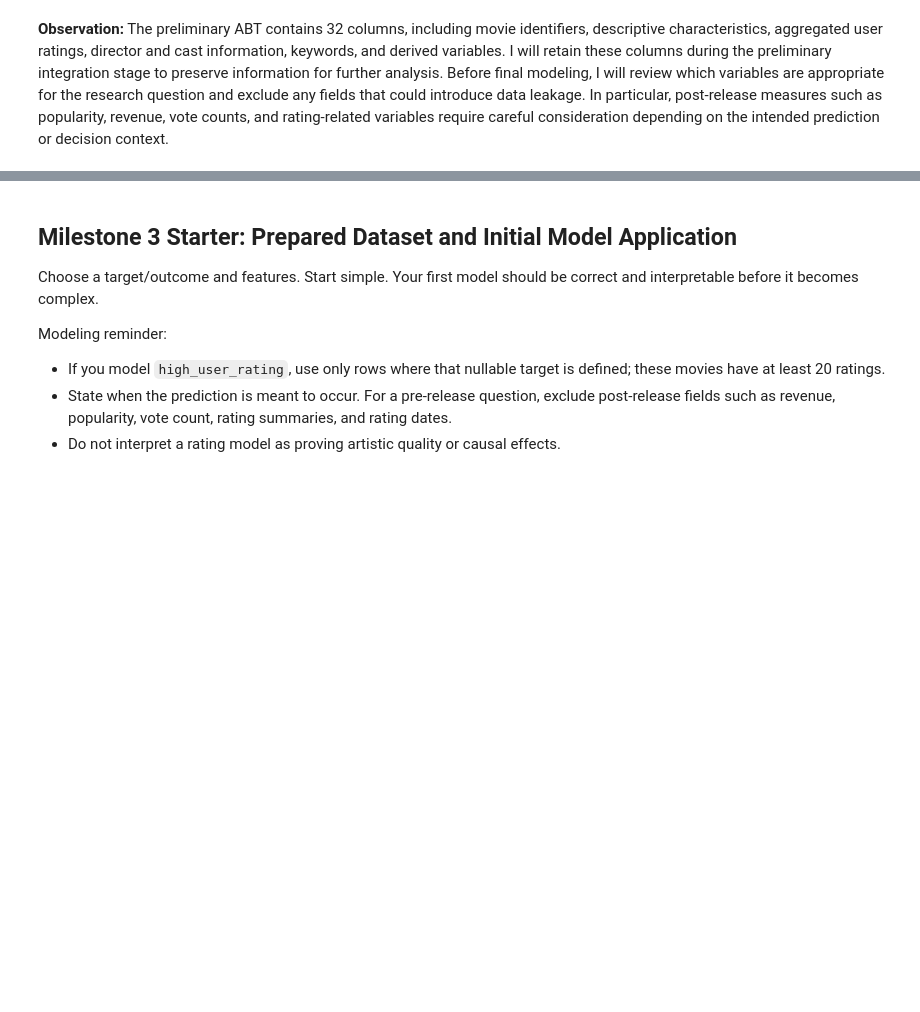
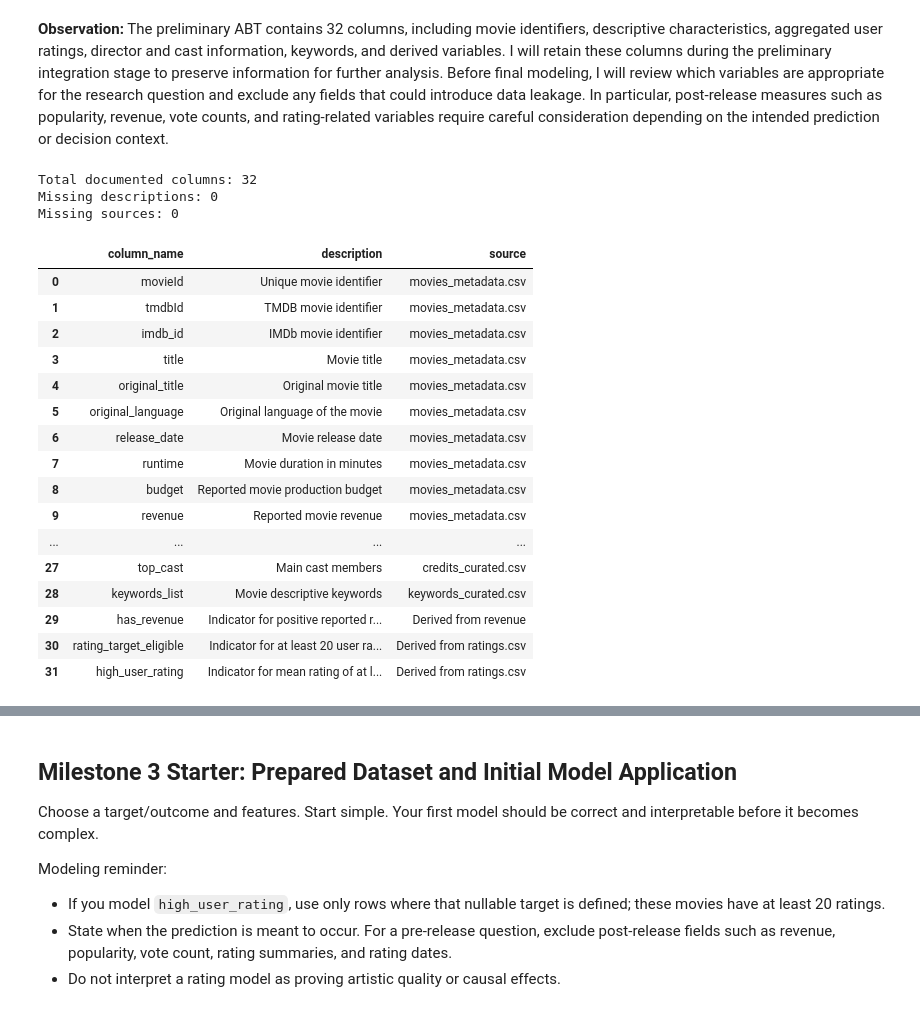
Before and after one commit to kalshaikhli/ban6003-movies-project-Karrar, a Jupyter notebook: notebooks/movies_project_starter.ipynb, the cells around one changed output, grey strips where cells are left out. Saved outputs shown, nothing was run; the diff lists cells and outputs as text; code cells hidden in the pictures; blank space fills up the shorter version.

```diff
--- a/notebooks/movies_project_starter.ipynb
+++ b/notebooks/movies_project_starter.ipynb
@@ -1060,3 +1060,75 @@ Total ABT columns: 32
 32. high_user_rating
 # %% [markdown]
 **Observation:** The preliminary ABT contains 32 columns, including movie identifiers, descriptive characteristics, aggregated user ratings, director and cast information, keywords, and derived variables. I will retain these columns during the preliminary integration stage to preserve information for further analysis. Before final modeling, I will review which variables are appropriate for the research question and exclude any fields that could introduce data leakage. In particular, post-release measures such as popularity, revenue, vote counts, and rating-related variables require careful consideration depending on the intended prediction or decision context.
+# %%
+# Karrar note: Day 5 - Document ABT column descriptions and sources
+
+column_info = {
+    "movieId": ("Unique movie identifier", "movies_metadata.csv"),
+    "tmdbId": ("TMDB movie identifier", "movies_metadata.csv"),
+    "imdb_id": ("IMDb movie identifier", "movies_metadata.csv"),
+    "title": ("Movie title", "movies_metadata.csv"),
+    "original_title": ("Original movie title", "movies_metadata.csv"),
+    "original_language": ("Original language of the movie", "movies_metadata.csv"),
+    "release_date": ("Movie release date", "movies_metadata.csv"),
+    "runtime": ("Movie duration in minutes", "movies_metadata.csv"),
+    "budget": ("Reported movie production budget", "movies_metadata.csv"),
+    "revenue": ("Reported movie revenue", "movies_metadata.csv"),
+    "popularity": ("TMDB popularity measure", "movies_metadata.csv"),
+    "vote_average": ("TMDB average vote score", "movies_metadata.csv"),
+    "vote_count": ("Number of TMDB votes", "movies_metadata.csv"),
+    "genres": ("Original genre information", "movies_metadata.csv"),
+    "production_companies": ("Movie production companies", "movies_metadata.csv"),
+    "production_countries": ("Movie production countries", "movies_metadata.csv"),
+    "adult": ("Adult-content indicator", "movies_metadata.csv"),
+    "status": ("Movie release status", "movies_metadata.csv"),
+    "genres_list": ("Simplified list of movie genres", "movies_metadata.csv"),
+    "primary_genre": ("Primary movie genre", "movies_metadata.csv"),
+    "release_year": ("Year of movie release", "movies_metadata.csv"),
+    "user_rating_mean": ("Mean user rating for the movie", "ratings.csv"),
+    "user_rating_count": ("Number of user ratings", "ratings.csv"),
+    "user_rating_std": ("Standard deviation of user ratings", "ratings.csv"),
+    "first_rating_date": ("Earliest user rating date", "ratings.csv"),
+    "last_rating_date": ("Latest user rating date", "ratings.csv"),
+    "director": ("Movie director", "credits_curated.csv"),
+    "top_cast": ("Main cast members", "credits_curated.csv"),
+    "keywords_list": ("Movie descriptive keywords", "keywords_curated.csv"),
+    "has_revenue": ("Indicator for positive reported revenue", "Derived from revenue"),
+    "rating_target_eligible": ("Indicator for at least 20 user ratings", "Derived from ratings.csv"),
+    "high_user_rating": ("Indicator for mean rating of at least 3.75 among eligible movies", "Derived from ratings.csv")
+}
+
+data_dictionary["description"] = data_dictionary["column_name"].map(
+    lambda col: column_info[col][0]
+)
+
+data_dictionary["source"] = data_dictionary["column_name"].map(
+    lambda col: column_info[col][1]
+)
+
+print("Total documented columns:", len(data_dictionary))
+print("Missing descriptions:", data_dictionary["description"].isna().sum())
+print("Missing sources:", data_dictionary["source"].isna().sum())
+
+display(data_dictionary[["column_name", "description", "source"]])
+# %% [output]
+Total documented columns: 32
+Missing descriptions: 0
+Missing sources: 0
+|  | column_name | description | source |
+| 0 | movieId | Unique movie identifier | movies_metadata.csv |
+| 1 | tmdbId | TMDB movie identifier | movies_metadata.csv |
+| 2 | imdb_id | IMDb movie identifier | movies_metadata.csv |
+| 3 | title | Movie title | movies_metadata.csv |
+| 4 | original_title | Original movie title | movies_metadata.csv |
+| 5 | original_language | Original language of the movie | movies_metadata.csv |
+| 6 | release_date | Movie release date | movies_metadata.csv |
+| 7 | runtime | Movie duration in minutes | movies_metadata.csv |
+| 8 | budget | Reported movie production budget | movies_metadata.csv |
+| 9 | revenue | Reported movie revenue | movies_metadata.csv |
+| ... | ... | ... | ... |
+| 27 | top_cast | Main cast members | credits_curated.csv |
+| 28 | keywords_list | Movie descriptive keywords | keywords_curated.csv |
+| 29 | has_revenue | Indicator for positive reported r... | Derived from revenue |
+| 30 | rating_target_eligible | Indicator for at least 20 user ra... | Derived from ratings.csv |
+| 31 | high_user_rating | Indicator for mean rating of at l... | Derived from ratings.csv |
```
Also changed, not shown: parts of 7 cells of this notebook, 1 other file.
